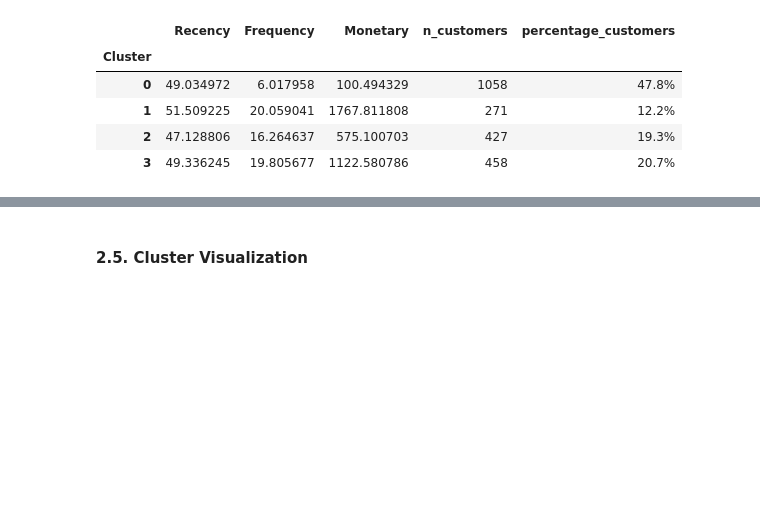
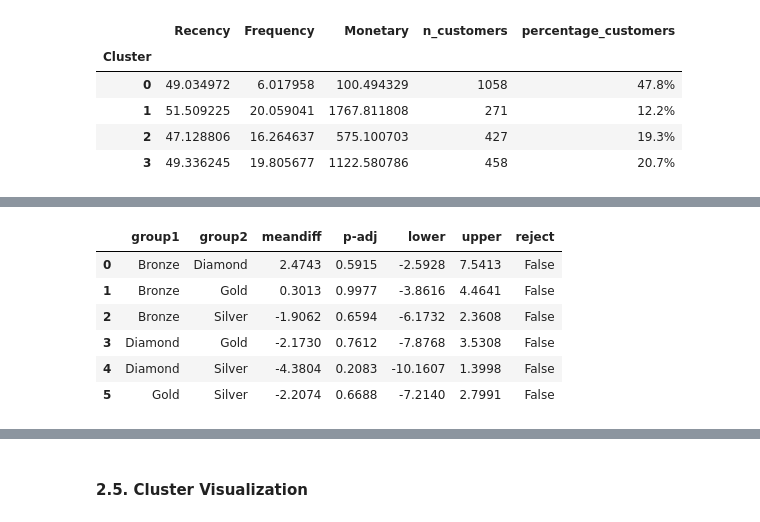
Before and after one commit to annugit1655/Customer-Behaviour-Analysis-with-CLTV, a Jupyter notebook: notebooks/02-RFM-Segmentation.ipynb, the cells around one changed output, grey strips where cells are left out. Saved outputs shown, nothing was run; the diff lists cells and outputs as text; code cells hidden in the pictures; blank space fills up the shorter version.

```diff
--- a/notebooks/02-RFM-Segmentation.ipynb
+++ b/notebooks/02-RFM-Segmentation.ipynb
@@ -426,0 +438,89 @@ Cluster Centers :
+# %%
+import pandas as pd
+from scipy import stats
+from statsmodels.stats.multicomp import pairwise_tukeyhsd
+
+# RFM features
+rfm_features = ['Recency', 'Frequency', 'Monetary']
+
+# Store results
+anova_results = []
+tukey_results = {}
+
+# =========================================================
+# STEP 1: ANOVA
+# =========================================================
+
+for feature in rfm_features:
+
+    # Get values for each cluster
+    groups = [
+        group[feature].dropna().values
+        for cluster, group in kmeans_cluster_df.groupby('Cluster_Label')
+    ]
+
+    # One-way ANOVA
+    f_stat, p_value = stats.f_oneway(*groups)
+
+    anova_results.append({
+        'Feature': feature,
+        'F_Statistic': f_stat,
+        'P_Value': p_value,
+        'Significant': 'Yes' if p_value < 0.05 else 'No'
+    })
+
+
+# Convert ANOVA results to DataFrame
+anova_df = pd.DataFrame(anova_results)
+
+print("========== ANOVA RESULTS ==========")
+display(anova_df.round(4))
+
+
+# =========================================================
+# STEP 2: TUKEY HSD
+# =========================================================
+
+for feature in rfm_features:
+
+    tukey = pairwise_tukeyhsd(
+        endog=kmeans_cluster_df[feature],
+        groups=kmeans_cluster_df['Cluster_Label'],
+        alpha=0.05
+    )
+
+    tukey_df = pd.DataFrame(
+        tukey._results_table.data[1:],
+        columns=tukey._results_table.data[0]
+    )
+
+    tukey_results[feature] = tukey_df
+
+    print("\n" + "=" * 70)
+    print(f"TUKEY HSD RESULTS — {feature}")
+    print("=" * 70)
+
+    display(tukey_df)
+
+
+# =========================================================
+# STEP 3: COMBINED TUKEY RESULTS
+# =========================================================
+
+all_tukey = []
+
+for feature, result in tukey_results.items():
+
+    result = result.copy()
+    result.insert(0, 'Feature', feature)
+
+    all_tukey.append(result)
+
+tukey_summary = pd.concat(
+    all_tukey,
+    ignore_index=True
+)
+
+print("\n========== COMBINED TUKEY RESULTS ==========")
+display(tukey_summary)
+# %% [output]
@@ -426,0 +535,7 @@ Cluster Centers :
+|  | group1 | group2 | meandiff | p-adj | lower | upper | reject |
+| 0 | Bronze | Diamond | 2.4743 | 0.5915 | -2.5928 | 7.5413 | False |
+| 1 | Bronze | Gold | 0.3013 | 0.9977 | -3.8616 | 4.4641 | False |
+| 2 | Bronze | Silver | -1.9062 | 0.6594 | -6.1732 | 2.3608 | False |
+| 3 | Diamond | Gold | -2.1730 | 0.7612 | -7.8768 | 3.5308 | False |
+| 4 | Diamond | Silver | -4.3804 | 0.2083 | -10.1607 | 1.3998 | False |
+| 5 | Gold | Silver | -2.2074 | 0.6688 | -7.2140 | 2.7991 | False |
```
Also changed, not shown: parts of 7 cells of this notebook.
